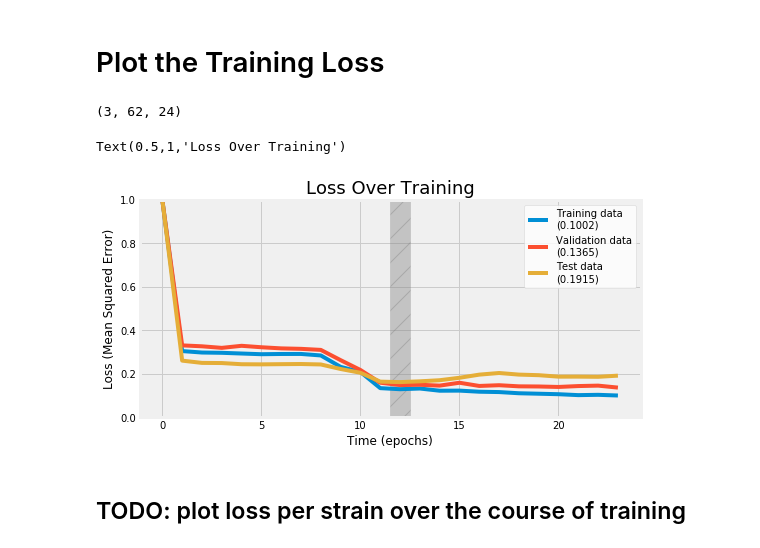
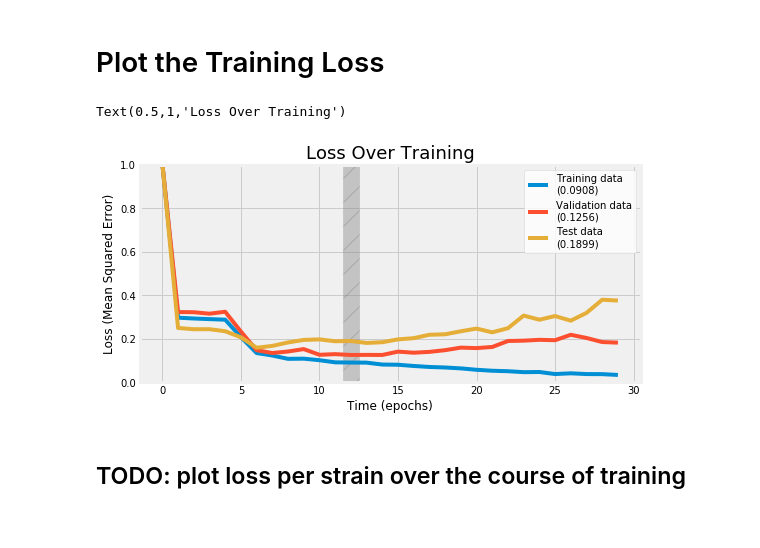
Before and after one commit to michaelwiest/microbiome-rnn, a Jupyter notebook: notebooks/Model Evaluator.ipynb, the cells around one changed output. Cells and saved outputs as stored; diff of their text form; code cells hidden in the pictures.

```diff
--- a/notebooks/Model Evaluator.ipynb
+++ b/notebooks/Model Evaluator.ipynb
@@ -60,7 +60,7 @@ file_labs = ['Donor$_0$', 'Donor$_1$', 'Donor$_{2, 0}$', 'Donor$_{2, 1}$', 'Dono
 # Put the model type in here
 model_type = 'enc_dec'
 # What is the name of the model and logs outputted?
-run_suffix = '_EncDec_h1024_sl5_rns62_sif2_numlstm2_rob_knight_as_test_early_stop'
+run_suffix = '_EncDec_h1024_sl5_rns62_sif2_numlstm2_rob_knight_as_test'
 # %%
 
 
@@ -87,29 +87,26 @@ output_dir = model_outputs[model_type]
 # Plot the Training Loss
 # %%
 losses = np.load(os.path.join(output_dir, log_name))
-print(losses.shape)
-# %% [output]
-(3, 62, 24)
 # %%
 loss_num_digits = 6
 best_loss_epoch = 12
 
 plt.figure(figsize=(8, 4))
 labels = ['Training data\n({})', 'Validation data\n({})', 'Test data\n({})']
 
 for i in range(losses.shape[0]):
-    plt.plot(losses[i, ...].sum(axis=0).T, label=labels[i].format(str(losses[i, :, -1].sum())[:loss_num_digits]))
+    plt.plot(losses[i, ...].sum(axis=0).T, label=labels[i].format(str(losses[i, :, best_loss_epoch].sum())[:loss_num_digits]))
 plt.axvspan(best_loss_epoch - 0.5, best_loss_epoch + 0.5, alpha=0.4, color='gray', label='_nolegend_', hatch='/')
 legend = plt.legend(frameon = 1, loc='upper right')
 frame = legend.get_frame()
 frame.set_facecolor('white')
 plt.xlabel('Time (epochs)')
 plt.ylabel('Loss (Mean Squared Error)')
 plt.ylim(0, 1)
 plt.title('Loss Over Training', fontsize=18)
 # %% [output]
 Text(0.5,1,'Loss Over Training')
-[figure, old version]
+[figure, new version]
 # %% [markdown]
 ## TODO: plot loss per strain over the course of training
 # %% [markdown]
```
Also changed, not shown: 1 other file.
